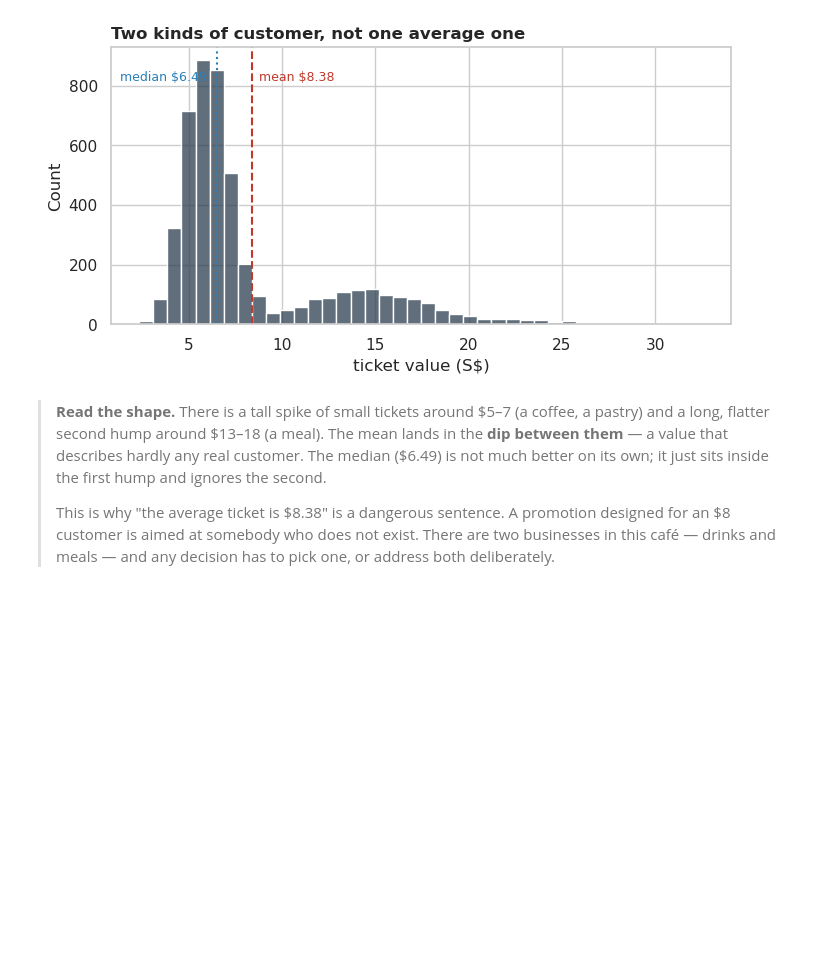
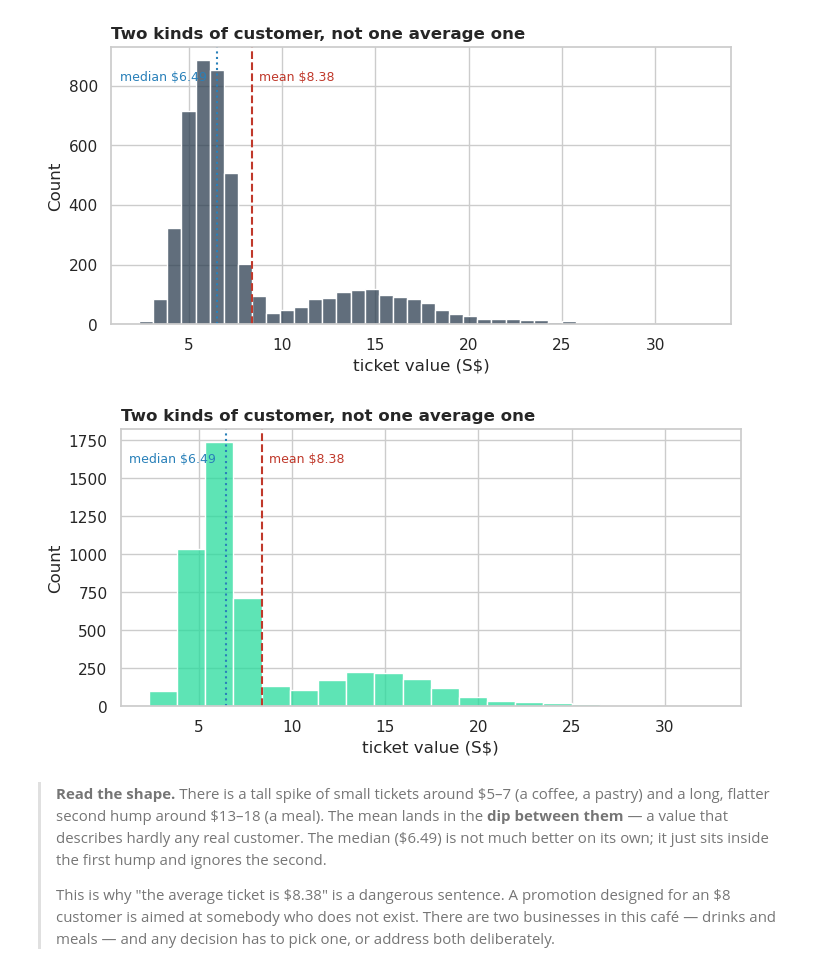
Before and after one commit to PP-123-nt/6m-data-1.10-visualization, a Jupyter notebook: notebooks/Part_3_seaborn.ipynb, the cells around one changed output. Cells and saved outputs as stored; diff of their text form; code cells hidden in the pictures; blank space fills up the shorter version.

```diff
--- a/notebooks/Part_3_seaborn.ipynb
+++ b/notebooks/Part_3_seaborn.ipynb
@@ -233,6 +233,26 @@ ax_40bins.set_xlabel("ticket value (S$)")
 plt.show()
 # %% [output]
 [figure]
+# %%
+# 👉 `histplot` buckets the values and counts each bucket. `bins=20` = 20 buckets.
+fig, ax_20bins = plt.subplots(figsize=(8, 3.6))
+
+sns.histplot(data=tickets, x="amount_sgd", bins=20, color="#28db9c", ax=ax_20bins) # ax: different axes if you have multiple subplots
+
+# 👉 Mark the two summary numbers everyone reports, so you can see where they land.
+mean_v, median_v = tickets["amount_sgd"].mean(), tickets["amount_sgd"].median()
+
+ax_20bins.axvline(mean_v, color="#c0392b", linestyle="--", linewidth=1.5)
+ax_20bins.text(mean_v + 0.4, ax_20bins.get_ylim()[1] * 0.88, f"mean ${mean_v:.2f}", color="#c0392b", fontsize=9)
+
+ax_20bins.axvline(median_v, color="#2980b9", linestyle=":", linewidth=1.5)
+ax_20bins.text(median_v - 5.2, ax_20bins.get_ylim()[1] * 0.88, f"median ${median_v:.2f}", color="#2980b9", fontsize=9)
+
+ax_20bins.set_title("Two kinds of customer, not one average one", loc="left", weight="bold")
+ax_20bins.set_xlabel("ticket value (S$)")
+plt.show()
+# %% [output]
+[figure, added]
 # %% [markdown]
 > **Read the shape.** There is a tall spike of small tickets around \$5–7 (a coffee, a pastry) and a
 > long, flatter second hump around \$13–18 (a meal). The mean lands in the **dip between them** — a value
```
Also changed, not shown: parts of 2 cells of this notebook.
